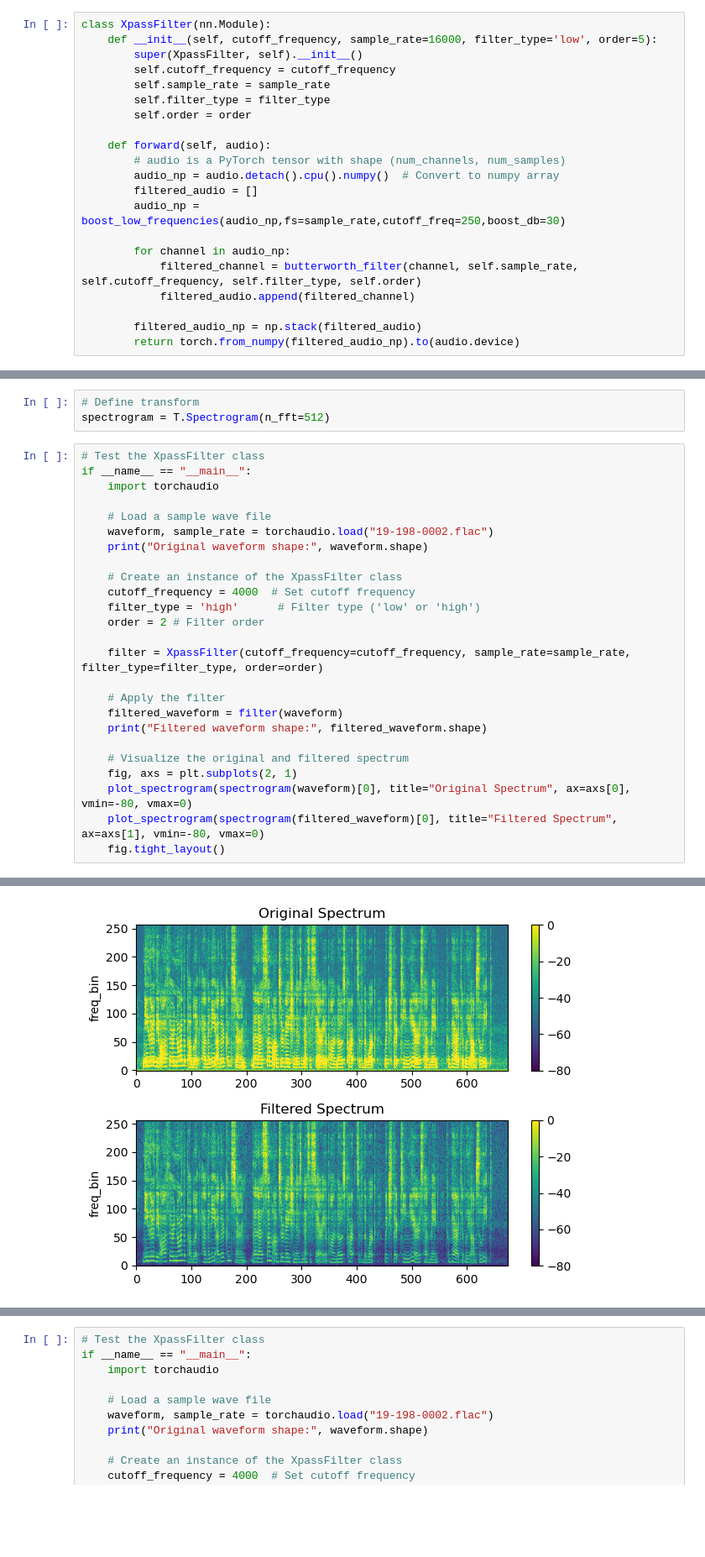
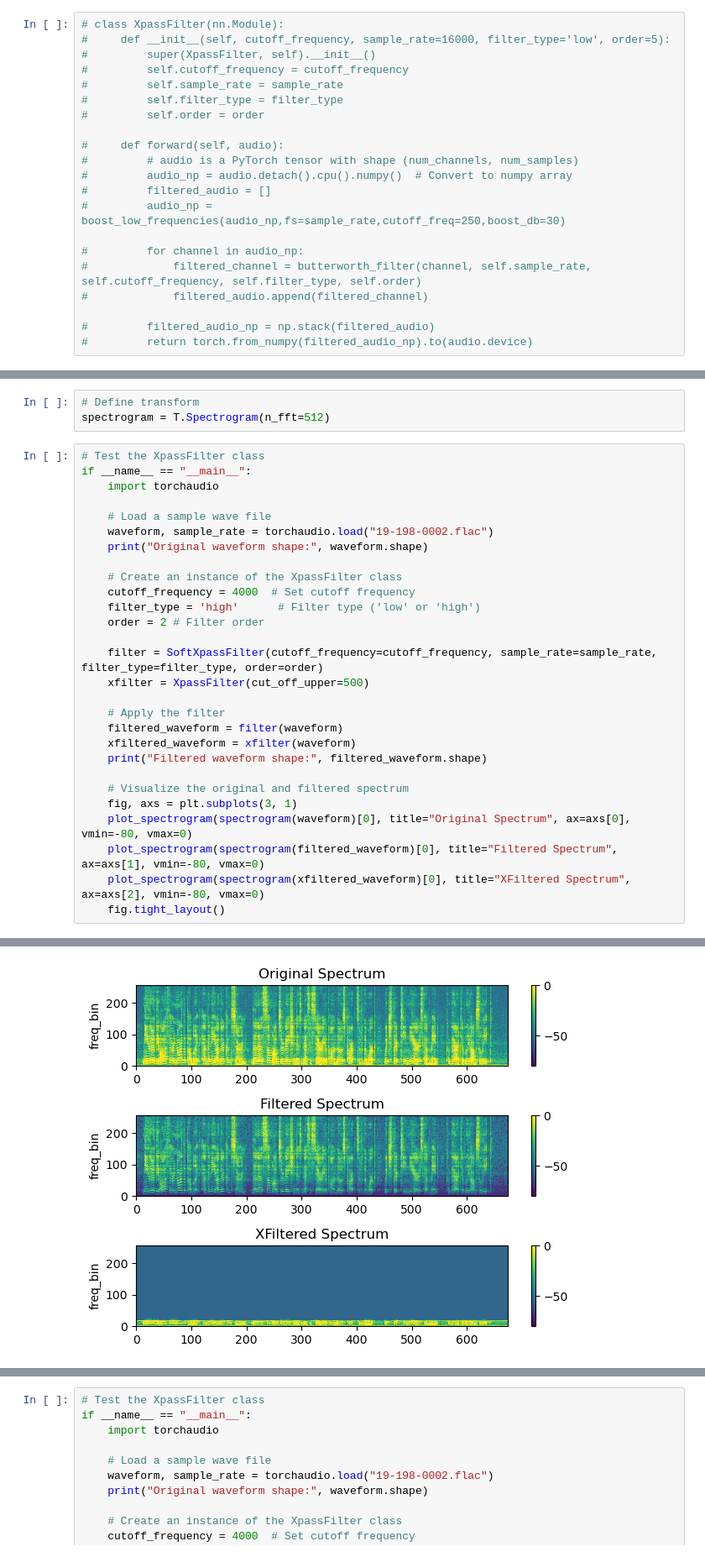
Before and after one commit to Frankalexej/proslearn, a Jupyter notebook: T_filter_trial.ipynb, the cells around one changed output, grey strips where cells are left out. Shown at 84% size. Saved outputs shown, nothing was run; the diff lists cells and outputs as text; blank space fills up the shorter version.

```diff
--- a/T_filter_trial.ipynb
+++ b/T_filter_trial.ipynb
@@ -10,24 +11,24 @@ import torchaudio.transforms as T
 # %%
-class XpassFilter(nn.Module):
-    def __init__(self, cutoff_frequency, sample_rate=16000, filter_type='low', order=5):
-        super(XpassFilter, self).__init__()
-        self.cutoff_frequency = cutoff_frequency
-        self.sample_rate = sample_rate
-        self.filter_type = filter_type
-        self.order = order
+# class XpassFilter(nn.Module):
+#     def __init__(self, cutoff_frequency, sample_rate=16000, filter_type='low', order=5):
+#         super(XpassFilter, self).__init__()
+#         self.cutoff_frequency = cutoff_frequency
+#         self.sample_rate = sample_rate
+#         self.filter_type = filter_type
+#         self.order = order
 
-    def forward(self, audio):
-        # audio is a PyTorch tensor with shape (num_channels, num_samples)
-        audio_np = audio.detach().cpu().numpy()  # Convert to numpy array
-        filtered_audio = []
-        audio_np = boost_low_frequencies(audio_np,fs=sample_rate,cutoff_freq=250,boost_db=30)
+#     def forward(self, audio):
+#         # audio is a PyTorch tensor with shape (num_channels, num_samples)
+#         audio_np = audio.detach().cpu().numpy()  # Convert to numpy array
+#         filtered_audio = []
+#         audio_np = boost_low_frequencies(audio_np,fs=sample_rate,cutoff_freq=250,boost_db=30)
 
-        for channel in audio_np:
-            filtered_channel = butterworth_filter(channel, self.sample_rate, self.cutoff_frequency, self.filter_type, self.order)
-            filtered_audio.append(filtered_channel)
+#         for channel in audio_np:
+#             filtered_channel = butterworth_filter(channel, self.sample_rate, self.cutoff_frequency, self.filter_type, self.order)
+#             filtered_audio.append(filtered_channel)
 
-        filtered_audio_np = np.stack(filtered_audio)
-        return torch.from_numpy(filtered_audio_np).to(audio.device)
+#         filtered_audio_np = np.stack(filtered_audio)
+#         return torch.from_numpy(filtered_audio_np).to(audio.device)
 # %%
 def plot_spectrogram(specgram, title=None, ylabel="freq_bin", ax=None, vmin=None, vmax=None):
     if ax is None:
@@ -43,29 +44,32 @@ spectrogram = T.Spectrogram(n_fft=512)
 # %%
 # Test the XpassFilter class
 if __name__ == "__main__":
     import torchaudio
 
     # Load a sample wave file
     waveform, sample_rate = torchaudio.load("19-198-0002.flac")
     print("Original waveform shape:", waveform.shape)
 
     # Create an instance of the XpassFilter class
     cutoff_frequency = 4000  # Set cutoff frequency
     filter_type = 'high'      # Filter type ('low' or 'high')
     order = 2 # Filter order
 
-    filter = XpassFilter(cutoff_frequency=cutoff_frequency, sample_rate=sample_rate, filter_type=filter_type, order=order)
+    filter = SoftXpassFilter(cutoff_frequency=cutoff_frequency, sample_rate=sample_rate, filter_type=filter_type, order=order)
+    xfilter = XpassFilter(cut_off_upper=500)
 
     # Apply the filter
     filtered_waveform = filter(waveform)
+    xfiltered_waveform = xfilter(waveform)
     print("Filtered waveform shape:", filtered_waveform.shape)
 
     # Visualize the original and filtered spectrum
-    fig, axs = plt.subplots(2, 1)
+    fig, axs = plt.subplots(3, 1)
     plot_spectrogram(spectrogram(waveform)[0], title="Original Spectrum", ax=axs[0], vmin=-80, vmax=0)
     plot_spectrogram(spectrogram(filtered_waveform)[0], title="Filtered Spectrum", ax=axs[1], vmin=-80, vmax=0)
+    plot_spectrogram(spectrogram(xfiltered_waveform)[0], title="XFiltered Spectrum", ax=axs[2], vmin=-80, vmax=0)
     fig.tight_layout()
 # %% [output]
 Original waveform shape: torch.Size([1, 172720])
 Filtered waveform shape: torch.Size([1, 172720])
-[figure, old version]
+[figure, new version]
```
Also changed, not shown: parts of 2 cells of this notebook, 1 other file.
